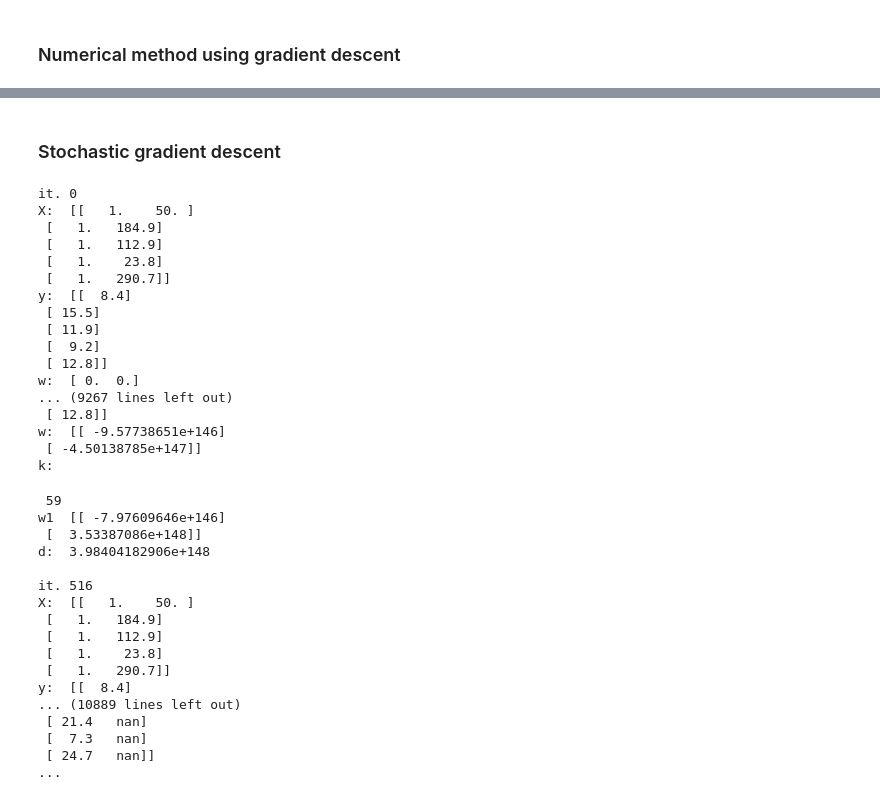
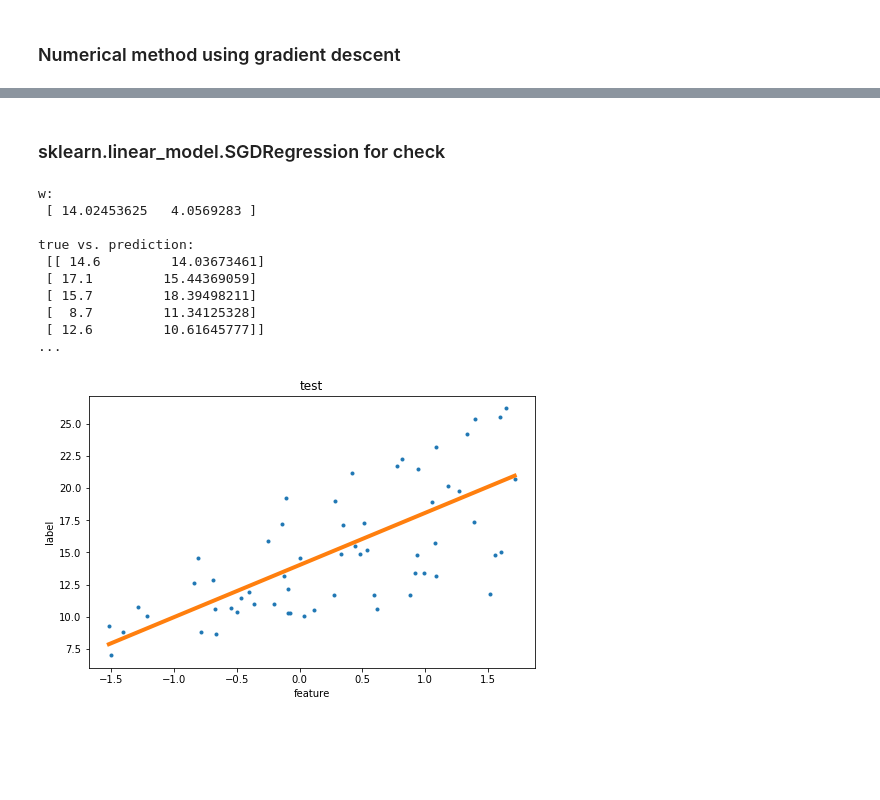
Before and after one commit to Antonyo314/dru-ML-algorithms, a Jupyter notebook: 1. LinearRegression.ipynb, the cells around one changed output, grey strips where cells are left out. Saved outputs shown, nothing was run; the diff lists cells and outputs as text; code cells hidden in the pictures; blank space fills up the shorter version.

```diff
--- a/1. LinearRegression.ipynb
+++ b/1. LinearRegression.ipynb
@@ -289,2 +336,0 @@ def gradient_descent(f,x0,h=0.001):
-# %% [markdown]
-### Stochastic gradient descent
@@ -364,41 +337,27 @@ def stochastic_gradient_descent(X, y, w_init=None, eta=1e-2, max_iter=1e4,
-# %%
-w0 = np.array([1,0])
-w = linear_regression_fit(train_data, train_labels, minimize='st_grad_desc')[0]
-print_result(w,test_labels,linear_regression_prediction(test_data, w))
-#plot_for_one_feature(train_data, train_labels, w, 'train')
-#plot_for_one_feature(test_data, test_labels, w, 'test')
-# %% [output]
-it. 0
-X:  [[   1.    50. ]
- [   1.   184.9]
- [   1.   112.9]
- [   1.    23.8]
- [   1.   290.7]]
-y:  [[  8.4]
- [ 15.5]
- [ 11.9]
- [  9.2]
- [ 12.8]]
-w:  [ 0.  0.]
-... (9267 lines left out)
- [ 12.8]]
-w:  [[ -9.57738651e+146]
- [ -4.50138785e+147]]
-k:
- 59
-w1  [[ -7.97609646e+146]
- [  3.53387086e+148]]
-d:  3.98404182906e+148
-
-it. 516
-X:  [[   1.    50. ]
- [   1.   184.9]
- [   1.   112.9]
- [   1.    23.8]
- [   1.   290.7]]
-y:  [[  8.4]
-... (10889 lines left out)
- [ 21.4   nan]
- [  7.3   nan]
- [ 24.7   nan]]
-...
+# %% [markdown]
+### sklearn.linear_model.SGDRegression for check
+# %%
+from sklearn import linear_model
+
+sgd_regressor = linear_model.SGDRegressor(random_state=1, n_iter=20)
+sgd_regressor.fit(train_data, train_labels)
+sgd_regressor.predict(test_data)
+w = [linear_regressor.intercept_]
+w.extend(linear_regressor.coef_)
+w = np.array(w)
+print_result(w,test_labels,linear_regressor.predict(test_data))
+if train_data.shape[1] == 1:
+    #plot_for_one_feature(train_data, train_labels, w, 'train')
+    plot_for_one_feature(test_data, test_labels, w, 'test')
+# %% [output]
+w:
+ [ 14.02453625   4.0569283 ]
+
+true vs. prediction:
+ [[ 14.6         14.03673461]
+ [ 17.1         15.44369059]
+ [ 15.7         18.39498211]
+ [  8.7         11.34125328]
+ [ 12.6         10.61645777]]
+...
+[figure, added]
```
Also changed, not shown: parts of 38 cells of this notebook.
